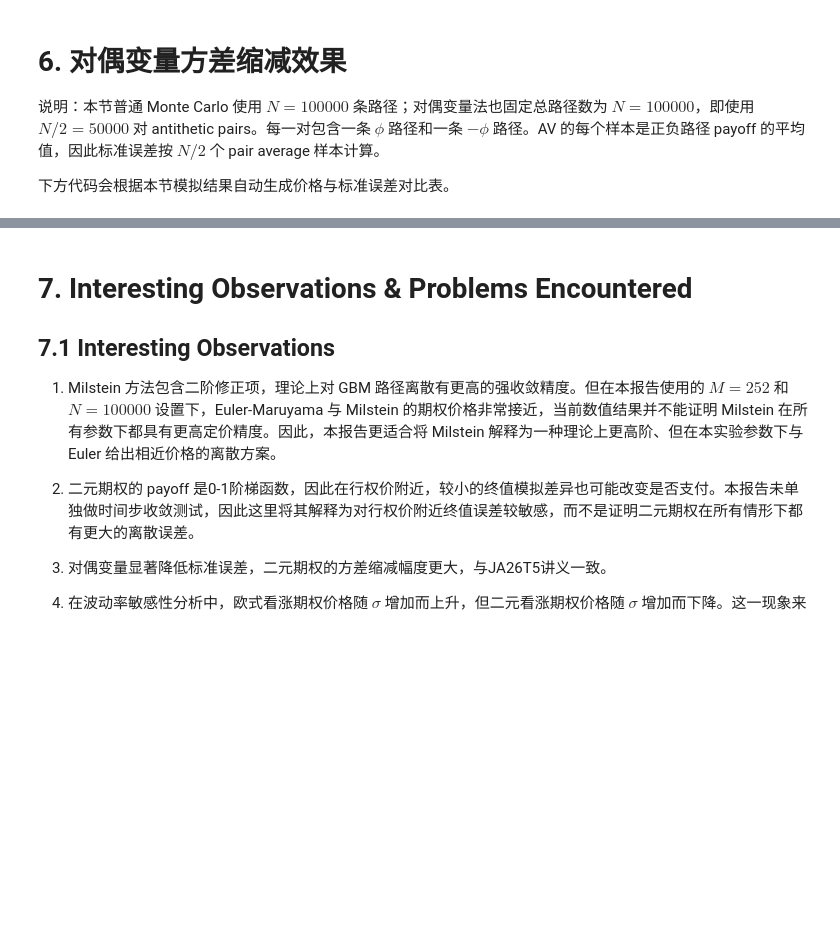
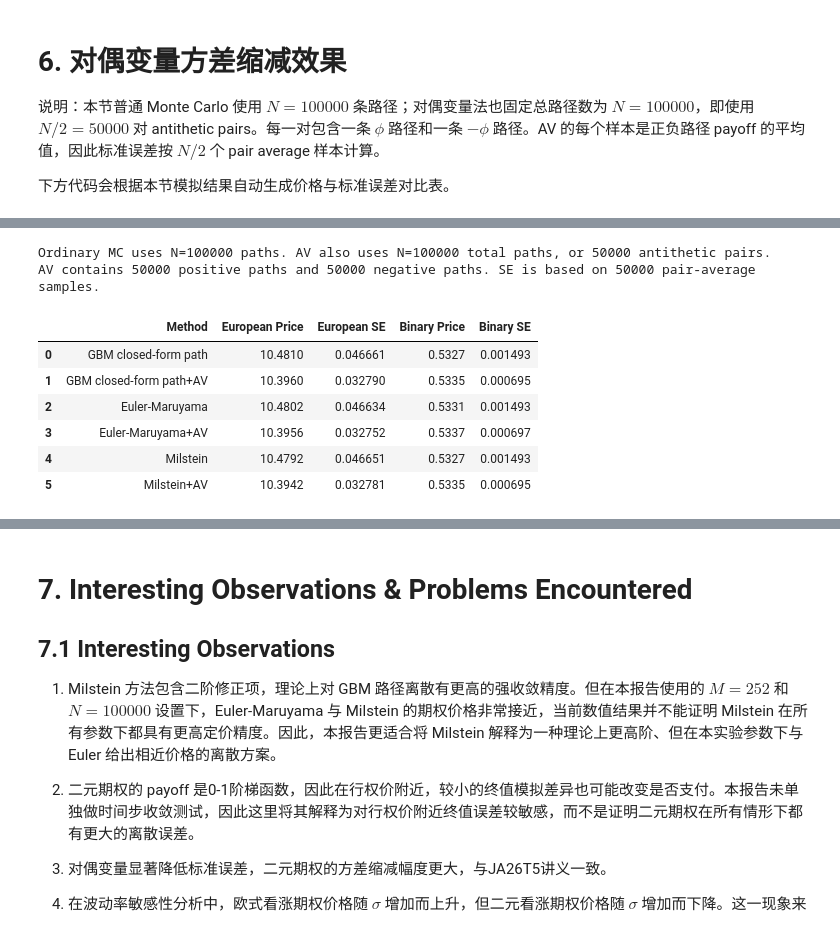
Before and after one commit to xption/CQFLearning, a Jupyter notebook: Exam2/Answer.ipynb, the cells around one changed output, grey strips where cells are left out. Drawn from its saved outputs; the diff is of its cells as text; code cells hidden in the pictures; blank space fills up the shorter version.

```diff
--- a/Exam2/Answer.ipynb
+++ b/Exam2/Answer.ipynb
@@ -890,0 +843,48 @@ GBM closed-form（无AV）：价格=0.5327, SE=0.001493 | GBM closed-form（有A
+# %%
+# Ordinary MC and antithetic variates comparison
+av_pair_count = N // 2
+print(f"Ordinary MC uses N={N} paths. AV also uses N={N} total paths, or {av_pair_count} antithetic pairs.")
+print(f"AV contains {av_pair_count} positive paths and {av_pair_count} negative paths. SE is based on {av_pair_count} pair-average samples.\n")
+
+base_random_normals = np.random.normal(0, 1, (N, M))
+S_closed_base = simulate_closed_terminal(S0, r, sigma, T, base_random_normals)
+S_euler_base = simulate_euler_terminal(S0, r, sigma, T, base_random_normals)
+S_milstein_base = simulate_milstein_terminal(S0, r, sigma, T, base_random_normals)
+
+closed_euro_price, closed_euro_se = monte_carlo_pricing_european(S_closed_base, strike=K, rate=r, maturity=T)
+euler_euro_price, euler_euro_se = monte_carlo_pricing_european(S_euler_base, strike=K, rate=r, maturity=T)
+mil_euro_price, mil_euro_se = monte_carlo_pricing_european(S_milstein_base, strike=K, rate=r, maturity=T)
+closed_binary_price, closed_binary_se = monte_carlo_pricing_binary(S_closed_base, strike=K, rate=r, maturity=T)
+euler_binary_price, euler_binary_se = monte_carlo_pricing_binary(S_euler_base, strike=K, rate=r, maturity=T)
+mil_binary_price, mil_binary_se = monte_carlo_pricing_binary(S_milstein_base, strike=K, rate=r, maturity=T)
+
+av_random_normals = np.random.normal(0, 1, (av_pair_count, M))
+closed_euro_av, closed_euro_se_av = calc_av_price_euro_closed(S0, K, r, sigma, T, av_random_normals)
+euler_euro_av, euler_euro_se_av = calc_av_price_euro_euler(S0, K, r, sigma, T, av_random_normals)
+mil_euro_av, mil_euro_se_av = calc_av_price_euro_mil(S0, K, r, sigma, T, av_random_normals)
+closed_binary_av, closed_binary_se_av = calc_av_price_binary_closed(S0, K, r, sigma, T, av_random_normals)
+euler_binary_av, euler_binary_se_av = calc_av_price_binary_euler(S0, K, r, sigma, T, av_random_normals)
+mil_binary_av, mil_binary_se_av = calc_av_price_binary_mil(S0, K, r, sigma, T, av_random_normals)
+
+av_result_table = pd.DataFrame(
+    [
+        ["GBM closed-form path", closed_euro_price, closed_euro_se, closed_binary_price, closed_binary_se],
+        ["GBM closed-form path+AV", closed_euro_av, closed_euro_se_av, closed_binary_av, closed_binary_se_av],
+        ["Euler-Maruyama", euler_euro_price, euler_euro_se, euler_binary_price, euler_binary_se],
+        ["Euler-Maruyama+AV", euler_euro_av, euler_euro_se_av, euler_binary_av, euler_binary_se_av],
+        ["Milstein", mil_euro_price, mil_euro_se, mil_binary_price, mil_binary_se],
+        ["Milstein+AV", mil_euro_av, mil_euro_se_av, mil_binary_av, mil_binary_se_av],
+    ],
+    columns=["Method", "European Price", "European SE", "Binary Price", "Binary SE"],
+)
+display(av_result_table.round({"European Price": 4, "European SE": 6, "Binary Price": 4, "Binary SE": 6}))
+# %% [output]
+Ordinary MC uses N=100000 paths. AV also uses N=100000 total paths, or 50000 antithetic pairs.
+AV contains 50000 positive paths and 50000 negative paths. SE is based on 50000 pair-average samples.
+|  | Method | European Price | European SE | Binary Price | Binary SE |
+| 0 | GBM closed-form path | 10.4810 | 0.046661 | 0.5327 | 0.001493 |
+| 1 | GBM closed-form path+AV | 10.3960 | 0.032790 | 0.5335 | 0.000695 |
+| 2 | Euler-Maruyama | 10.4802 | 0.046634 | 0.5331 | 0.001493 |
+| 3 | Euler-Maruyama+AV | 10.3956 | 0.032752 | 0.5337 | 0.000697 |
+| 4 | Milstein | 10.4792 | 0.046651 | 0.5327 | 0.001493 |
+| 5 | Milstein+AV | 10.3942 | 0.032781 | 0.5335 | 0.000695 |
```
Also changed, not shown: parts of 3 cells of this notebook.
